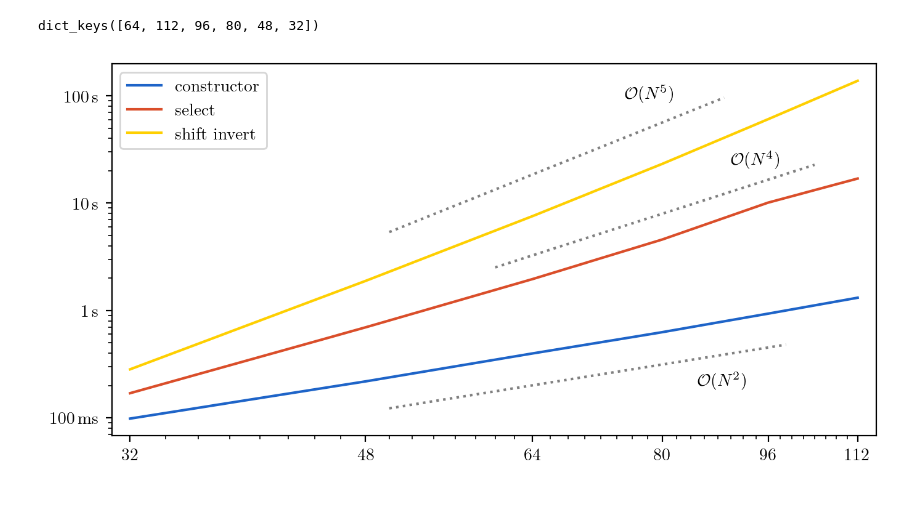
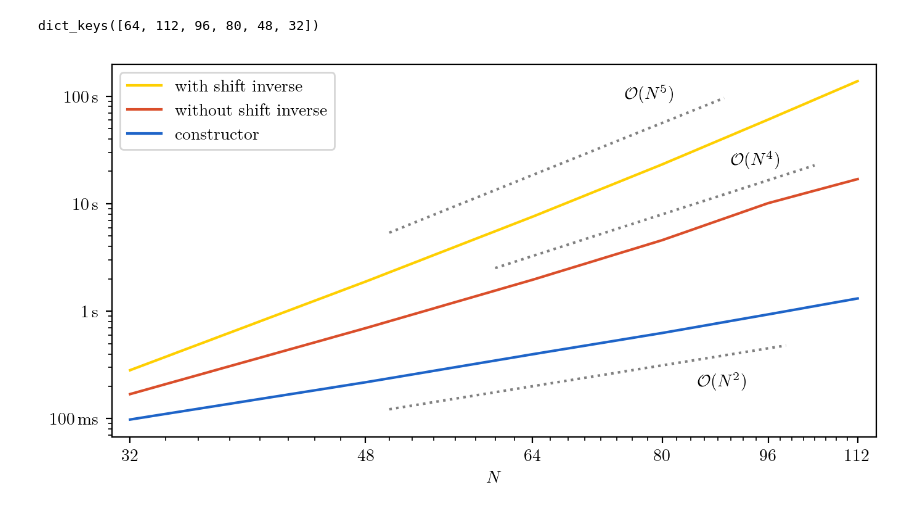
Before and after one commit to toonijn/PhD-thesis, a Jupyter notebook: img/chapter4/benchmark/benchmark.ipynb, the cells around one changed output. Drawn from its saved outputs; the diff is of its cells as text; code cells hidden in the pictures.

```diff
--- a/img/chapter4/benchmark/benchmark.ipynb
+++ b/img/chapter4/benchmark/benchmark.ipynb
@@ -111,34 +111,40 @@ from matplotlib.patches import PathPatch
 fig = plt.figure(figsize=(8, 4), dpi=200)
 ax = fig.gca()
 
-for i, label in enumerate(["constructor", "select", "shift invert"]):
+for i, label in enumerate(["constructor", "without shift inverse", "with shift inverse"]):
     vertices = []
     for d, j in list(zip([1]*len(points), range(len(points)))) + list(zip([-1]*len(points), range(len(points))))[::-1]:
         vertices.append((points[j], summary[i][j] + d * errors[i][j]))
     codes = np.full(len(vertices), Path.LINETO)
     codes[0] = Path.MOVETO
     path = Path(vertices, codes)
     ax.add_patch(PathPatch(path, color=ugent.palet[i], alpha=0.4, lw=0))
 
 
     ax.loglog(points, summary[i], label=label, color=ugent.palet[i])
 
 xs1 = np.arange(50, 100)
 ax.plot(xs1, (0.007*xs1)**2, c="gray", ls=':')
 ax.text(85, 0.2, "$\\mathcal{O}(N^{2})$")
 xs2 = np.arange(60, 105)
 ax.plot(xs2, (0.021*xs2)**4, c="gray", ls=':')
 ax.text(90, 23, "$\\mathcal{O}(N^{4})$")
 xs3 = np.arange(50, 90)
 ax.plot(xs3, (0.028*xs3)**5, c="gray", ls=':')
 ax.text(75, 95, "$\\mathcal{O}(N^{5})$")
 
 ax.set_yticks([0.1, 1, 10, 100], ["$100\\,\\text{ms}$", "$1\\,\\text{s}$", "10\\,\\text{s}", "100\\,\\text{s}"])
 ax.set_xticks(ticks=points, labels=points)
 ax.set_xticks(ticks=range(32, 112, 2), labels=[], minor=True)
+ax.set_xlabel("$N$")
 ax.legend()
 ax.set_xlim(31, 115.6)
 
+
+handles, labels = ax.get_legend_handles_labels()
+order = [2,1,0]
+ax.legend([handles[idx] for idx in order],[labels[idx] for idx in order])
+
 plt.savefig(f"benchmark_timings.pdf", bbox_inches="tight")
 # %% [output]
-[figure, old version]
+[figure, new version]
```
Also changed, not shown: 8 other files.
